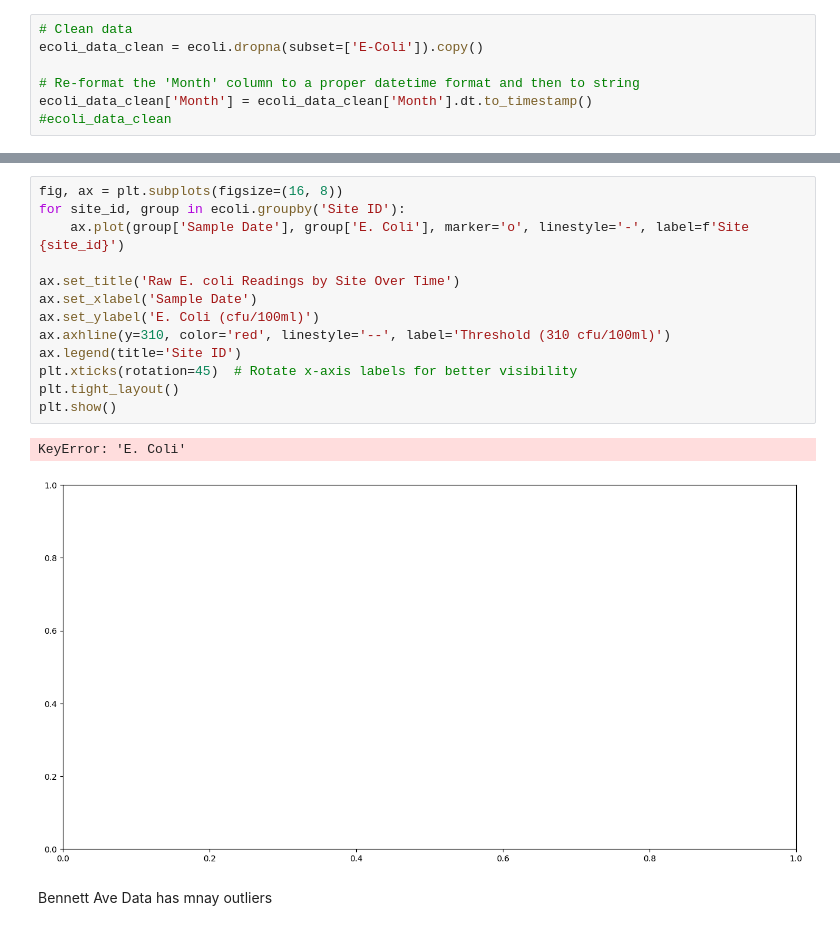
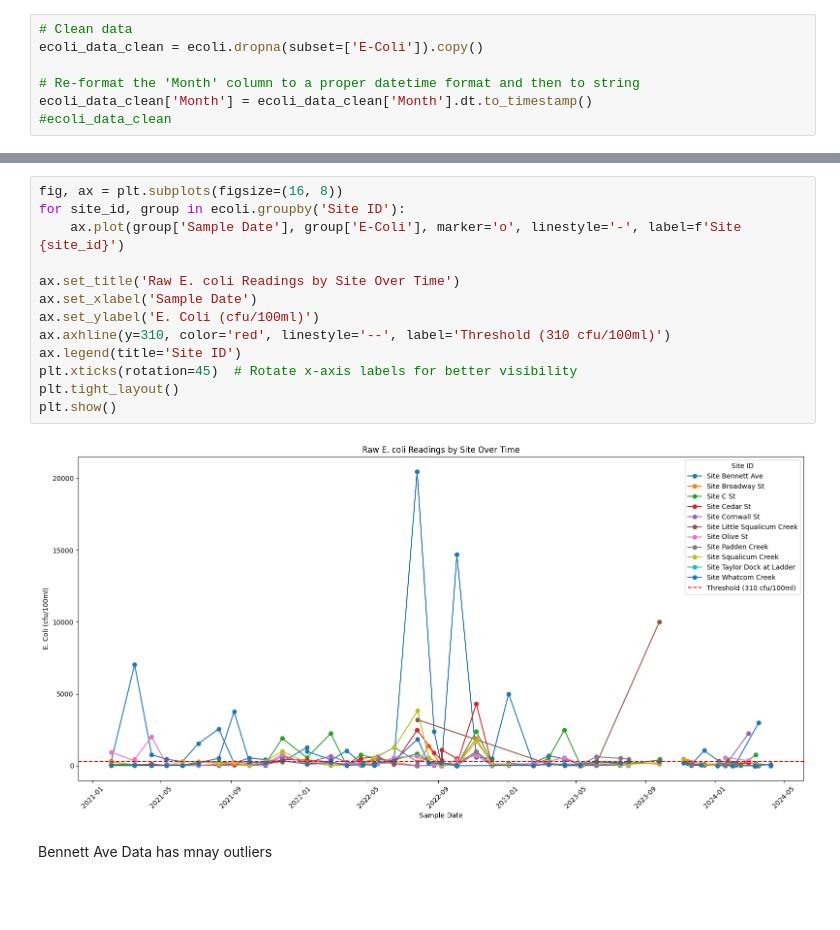
Before and after one commit to gwlund/bellingham-stormwater-analysis, a Jupyter notebook: Bellingham-Stormwater-Analysis.ipynb, the cells around one changed output, grey strips where cells are left out. Drawn from its saved outputs; the diff is of its cells as text; blank space fills up the shorter version.

```diff
--- a/Bellingham-Stormwater-Analysis.ipynb
+++ b/Bellingham-Stormwater-Analysis.ipynb
@@ -246,19 +244,18 @@ else:
 # %%
 fig, ax = plt.subplots(figsize=(16, 8))
 for site_id, group in ecoli.groupby('Site ID'):
-    ax.plot(group['Sample Date'], group['E. Coli'], marker='o', linestyle='-', label=f'Site {site_id}')
+    ax.plot(group['Sample Date'], group['E-Coli'], marker='o', linestyle='-', label=f'Site {site_id}')
 
 ax.set_title('Raw E. coli Readings by Site Over Time')
 ax.set_xlabel('Sample Date')
 ax.set_ylabel('E. Coli (cfu/100ml)')
 ax.axhline(y=310, color='red', linestyle='--', label='Threshold (310 cfu/100ml)')
 ax.legend(title='Site ID')
 plt.xticks(rotation=45)  # Rotate x-axis labels for better visibility
 plt.tight_layout()
 plt.show()
 # %% [output]
-KeyError: 'E. Coli'
-[figure, old version]
+[figure, new version]
 # %% [markdown]
 Bennett Ave Data has mnay outliers
 # %%
```
Also changed, not shown: parts of 7 cells of this notebook.
